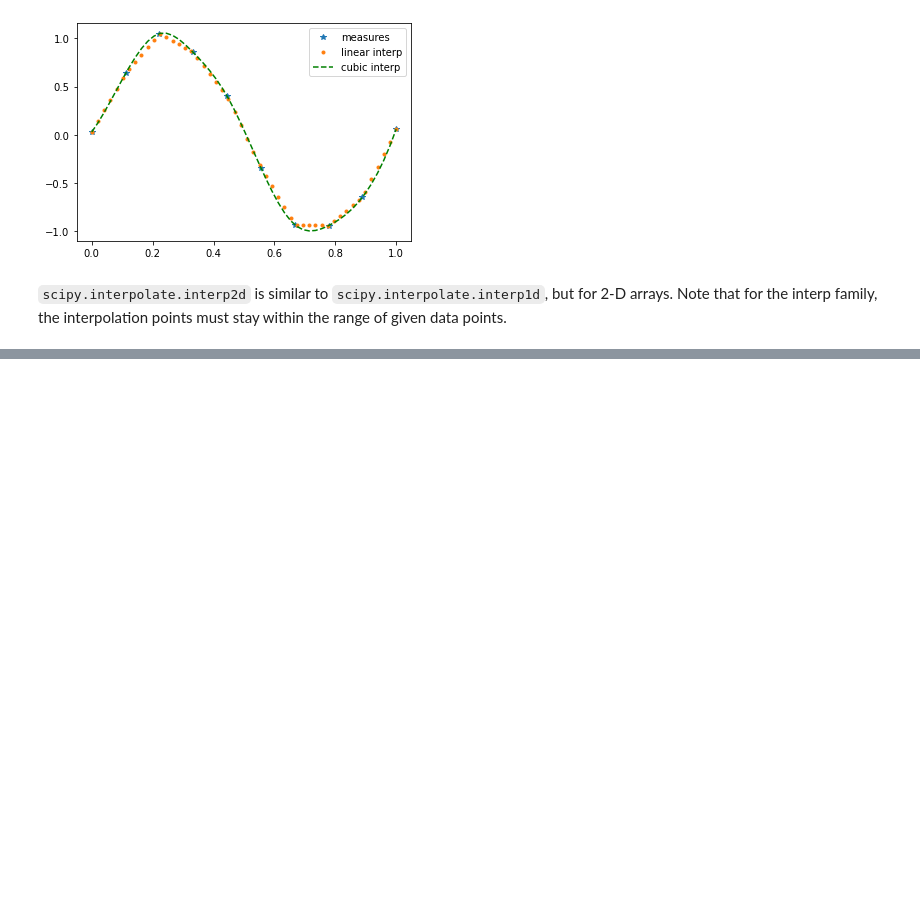
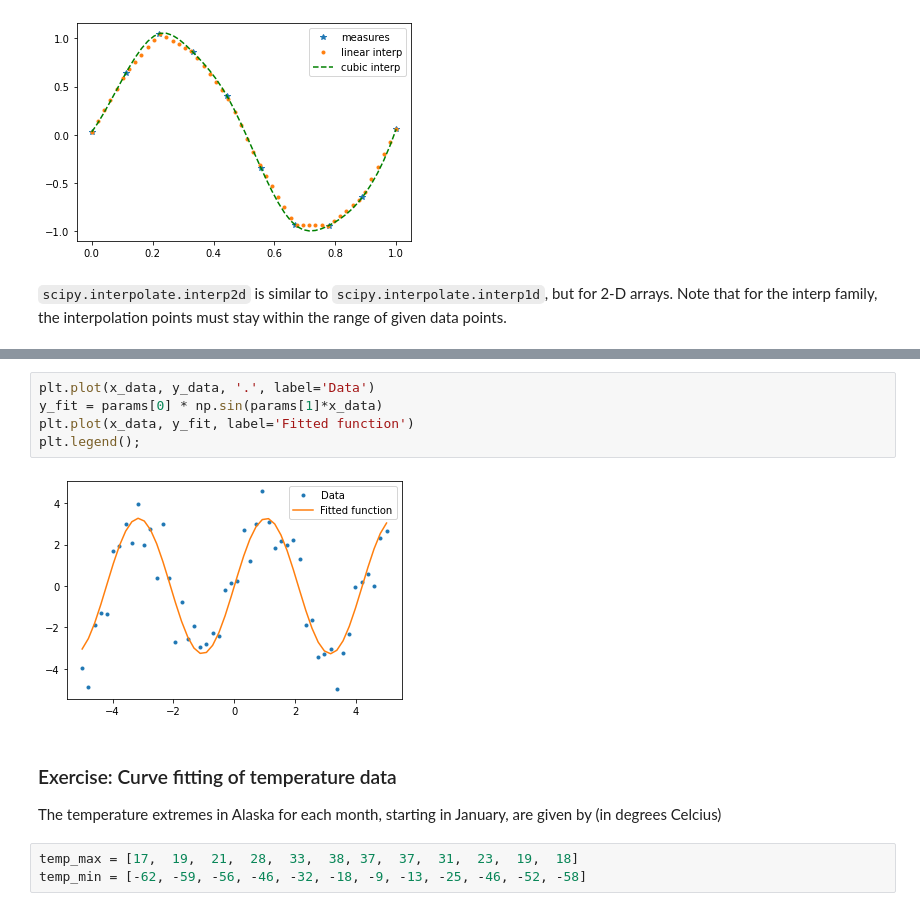
Before and after one commit to skacem/Learning-Machine-Learning, a Jupyter notebook: Scipy-Lecture-Notes/102_scipy.ipynb, the cells around one changed output, grey strips where cells are left out. Saved outputs shown, nothing was run; the diff lists cells and outputs as text; blank space fills up the shorter version.

```diff
--- a/Scipy-Lecture-Notes/102_scipy.ipynb
+++ b/Scipy-Lecture-Notes/102_scipy.ipynb
@@ -280,0 +276,14 @@ plt.legend()
+# %%
+plt.plot(x_data, y_data, '.', label='Data')
+y_fit = params[0] * np.sin(params[1]*x_data)
+plt.plot(x_data, y_fit, label='Fitted function')
+plt.legend();
+# %% [output]
+[figure, added]
+# %% [markdown]
+### Exercise: Curve fitting of temperature data
+
+The temperature extremes in Alaska for each month, starting in January, are given by (in degrees Celcius)
+# %%
+temp_max = [17,  19,  21,  28,  33,  38, 37,  37,  31,  23,  19,  18]
+temp_min = [-62, -59, -56, -46, -32, -18, -9, -13, -25, -46, -52, -58]
```
Also changed, not shown: parts of 50 cells of this notebook.
